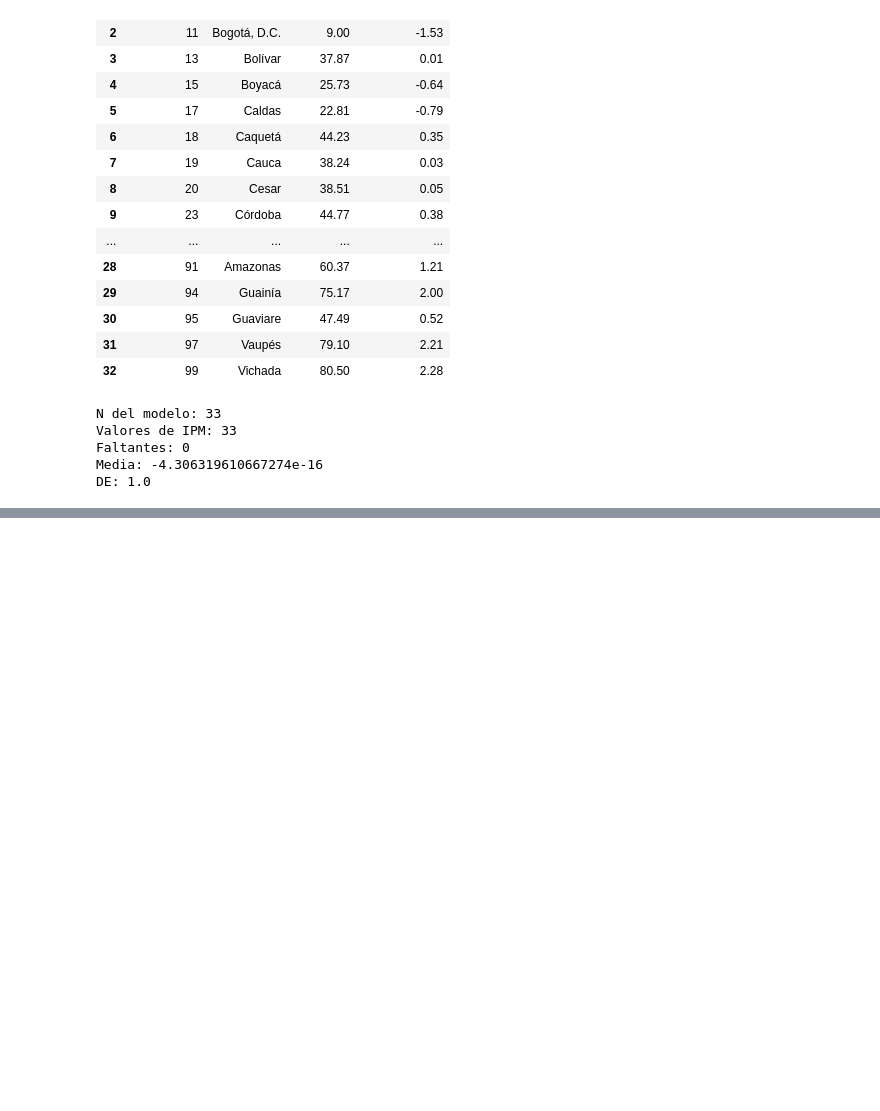
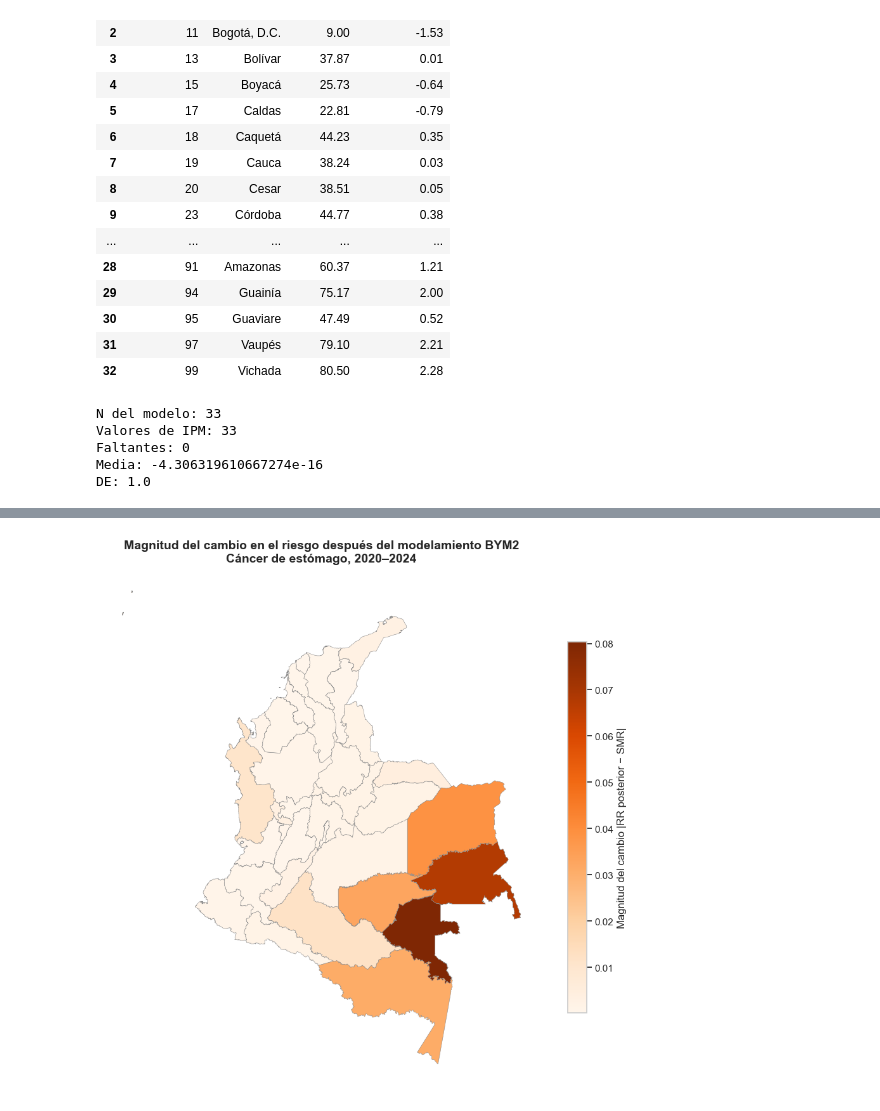
Before and after one commit to miguelpvmr/Priority-cancers-in-Colombia, a Jupyter notebook: notebooks/03 Cáncer_Pulmón.ipynb, the cells around one changed output, grey strips where cells are left out. Cells and saved outputs as stored; diff of their text form; code cells hidden in the pictures; blank space fills up the shorter version.

```diff
--- a/notebooks/03 Cáncer_Pulmón.ipynb
+++ b/notebooks/03 Cáncer_Pulmón.ipynb
@@ -3510,0 +3550,43 @@ plt.show()
+# %%
+comparacion_mapa = gdf_departamentos.merge(
+    comparacion_smr_bym2[
+        ["dpto_ccdgo", "DPNOM", "SMR", "RR_media", "Diferencia"]
+    ],
+    left_on="DPTO_CCDGO",
+    right_on="dpto_ccdgo",
+    how="left"
+)
+
+comparacion_mapa["Cambio_absoluto"] = comparacion_mapa["Diferencia"].abs()
+
+fig, ax = plt.subplots(
+    1,
+    1,
+    figsize=(9, 9)
+)
+
+comparacion_mapa.plot(
+    column="Cambio_absoluto",
+    cmap="Oranges",
+    edgecolor="#8c8c8c",
+    linewidth=0.4,
+    legend=True,
+    legend_kwds={
+        "label": "Magnitud del cambio |RR posterior − SMR|",
+        "shrink": 0.7
+    },
+    ax=ax
+)
+
+ax.set_title(
+    "Magnitud del cambio en el riesgo después del modelamiento BYM2\nCáncer de estómago, 2020–2024",
+    fontsize=14,
+    fontweight="bold"
+)
+
+ax.axis("off")
+
+plt.tight_layout()
+plt.show()
+# %% [output]
+[figure, added]
```
Also changed, not shown: parts of 33 cells of this notebook.
